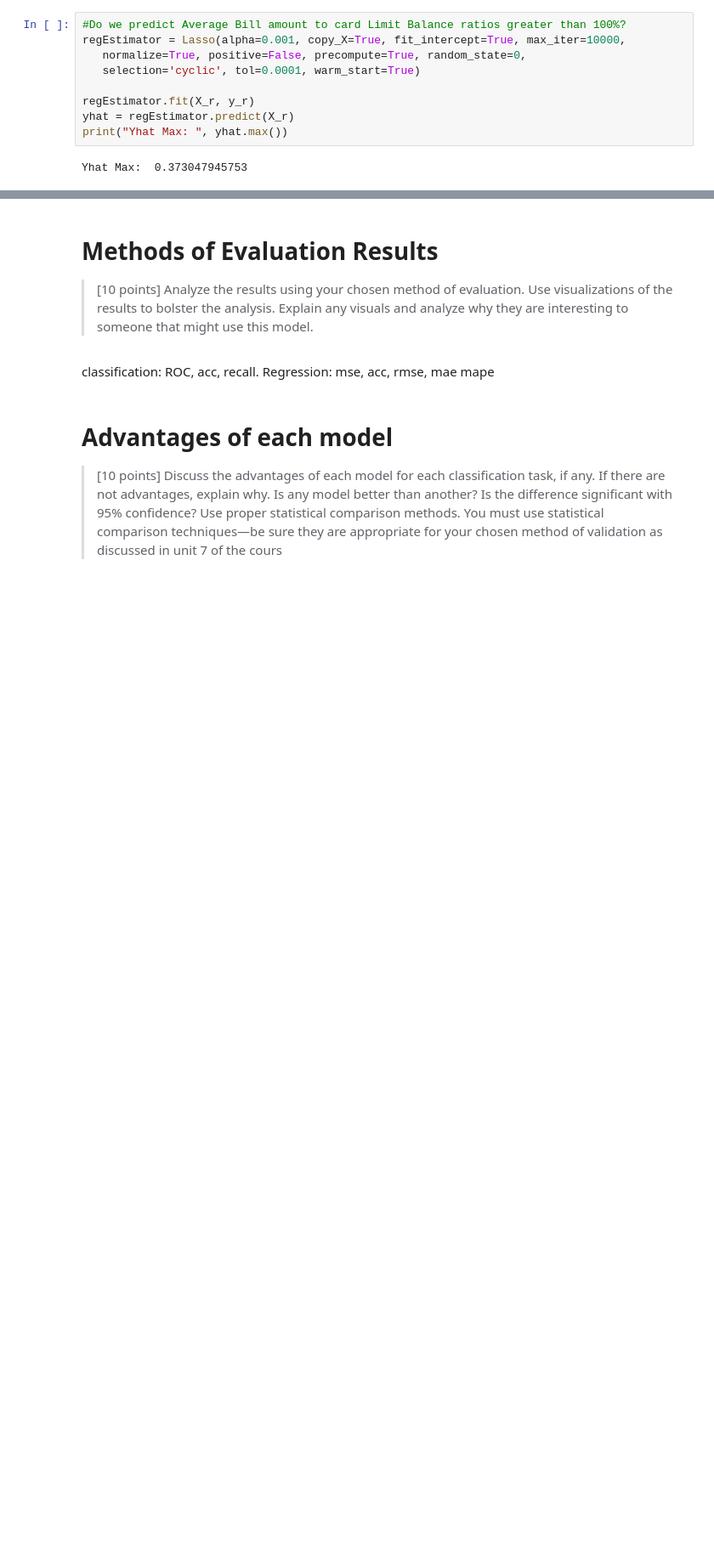
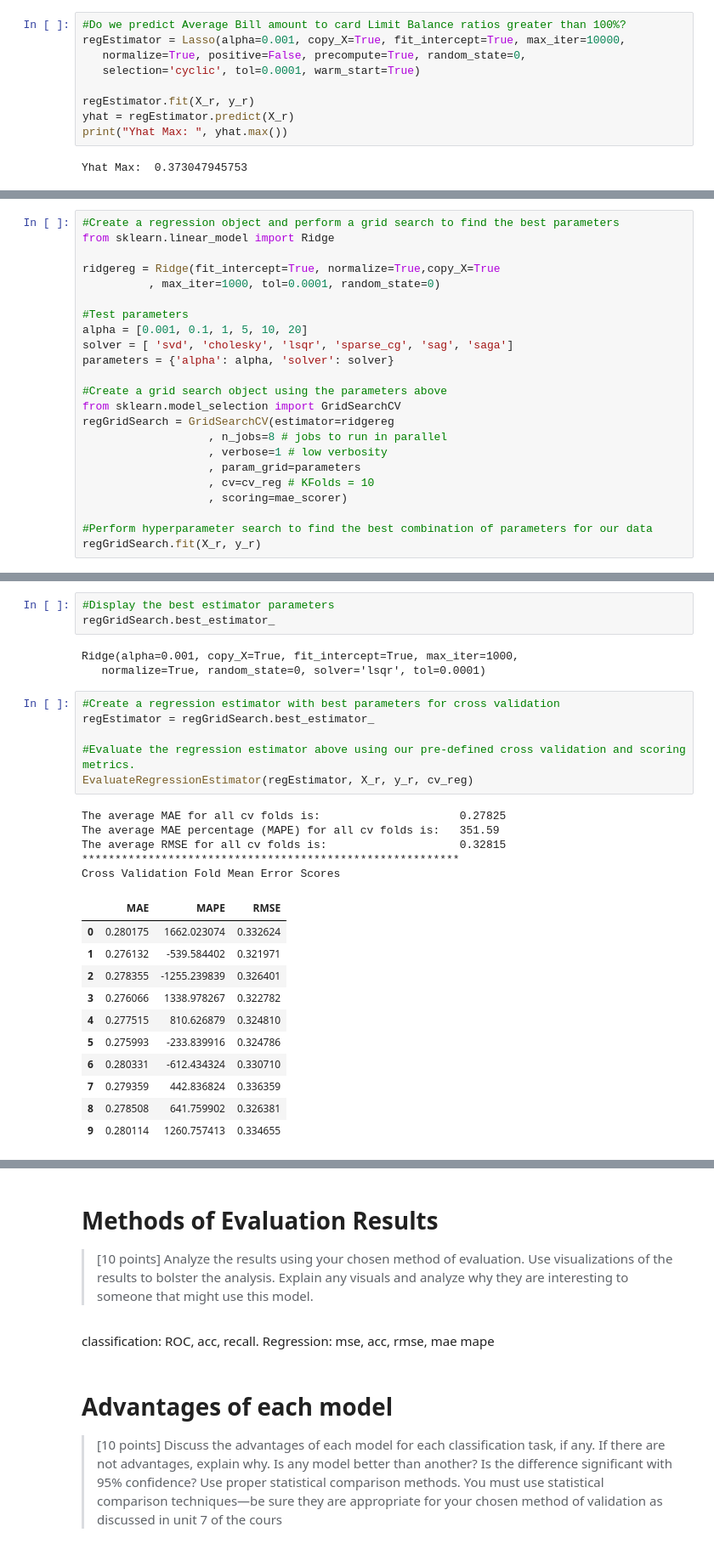
Before and after one commit to josteinstraume/classification-project2, a Jupyter notebook: notebooks/project2-report.ipynb, the cells around one changed output, grey strips where cells are left out. Shown at 85% size. Cells and saved outputs as stored; diff of their text form; blank space fills up the shorter version.

```diff
--- a/notebooks/project2-report.ipynb
+++ b/notebooks/project2-report.ipynb
@@ -599,0 +620,23 @@ Yhat Max:  0.373047945753
+# %%
+#Create a regression object and perform a grid search to find the best parameters
+from sklearn.linear_model import Ridge
+
+ridgereg = Ridge(fit_intercept=True, normalize=True,copy_X=True
+          , max_iter=1000, tol=0.0001, random_state=0)
+
+#Test parameters
+alpha = [0.001, 0.1, 1, 5, 10, 20]
+solver = [ 'svd', 'cholesky', 'lsqr', 'sparse_cg', 'sag', 'saga']
+parameters = {'alpha': alpha, 'solver': solver}
+
+#Create a grid search object using the parameters above
+from sklearn.model_selection import GridSearchCV
+regGridSearch = GridSearchCV(estimator=ridgereg
+                   , n_jobs=8 # jobs to run in parallel
+                   , verbose=1 # low verbosity
+                   , param_grid=parameters
+                   , cv=cv_reg # KFolds = 10
+                   , scoring=mae_scorer)
+
+#Perform hyperparameter search to find the best combination of parameters for our data
+regGridSearch.fit(X_r, y_r)
@@ -599,0 +657,29 @@ Yhat Max:  0.373047945753
+# %%
+#Display the best estimator parameters
+regGridSearch.best_estimator_
+# %% [output]
+Ridge(alpha=0.001, copy_X=True, fit_intercept=True, max_iter=1000,
+   normalize=True, random_state=0, solver='lsqr', tol=0.0001)
+# %%
+#Create a regression estimator with best parameters for cross validation
+regEstimator = regGridSearch.best_estimator_
+
+#Evaluate the regression estimator above using our pre-defined cross validation and scoring metrics.
+EvaluateRegressionEstimator(regEstimator, X_r, y_r, cv_reg)
+# %% [output]
+The average MAE for all cv folds is:                     0.27825
+The average MAE percentage (MAPE) for all cv folds is:   351.59
+The average RMSE for all cv folds is:                    0.32815
+*********************************************************
+Cross Validation Fold Mean Error Scores
+|  | MAE | MAPE | RMSE |
+| 0 | 0.280175 | 1662.023074 | 0.332624 |
+| 1 | 0.276132 | -539.584402 | 0.321971 |
+| 2 | 0.278355 | -1255.239839 | 0.326401 |
+| 3 | 0.276066 | 1338.978267 | 0.322782 |
+| 4 | 0.277515 | 810.626879 | 0.324810 |
+| 5 | 0.275993 | -233.839916 | 0.324786 |
+| 6 | 0.280331 | -612.434324 | 0.330710 |
+| 7 | 0.279359 | 442.836824 | 0.336359 |
+| 8 | 0.278508 | 641.759902 | 0.326381 |
+| 9 | 0.280114 | 1260.757413 | 0.334655 |
```
Also changed, not shown: parts of 10 cells of this notebook.
